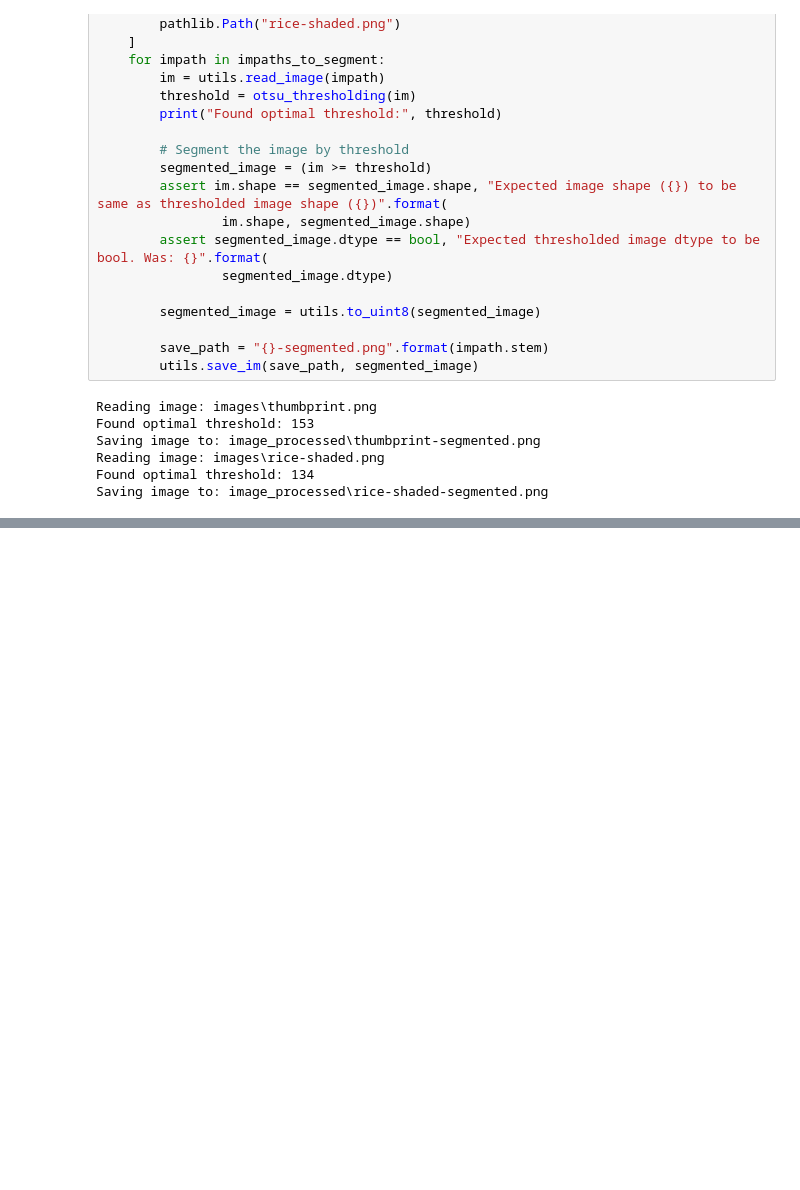
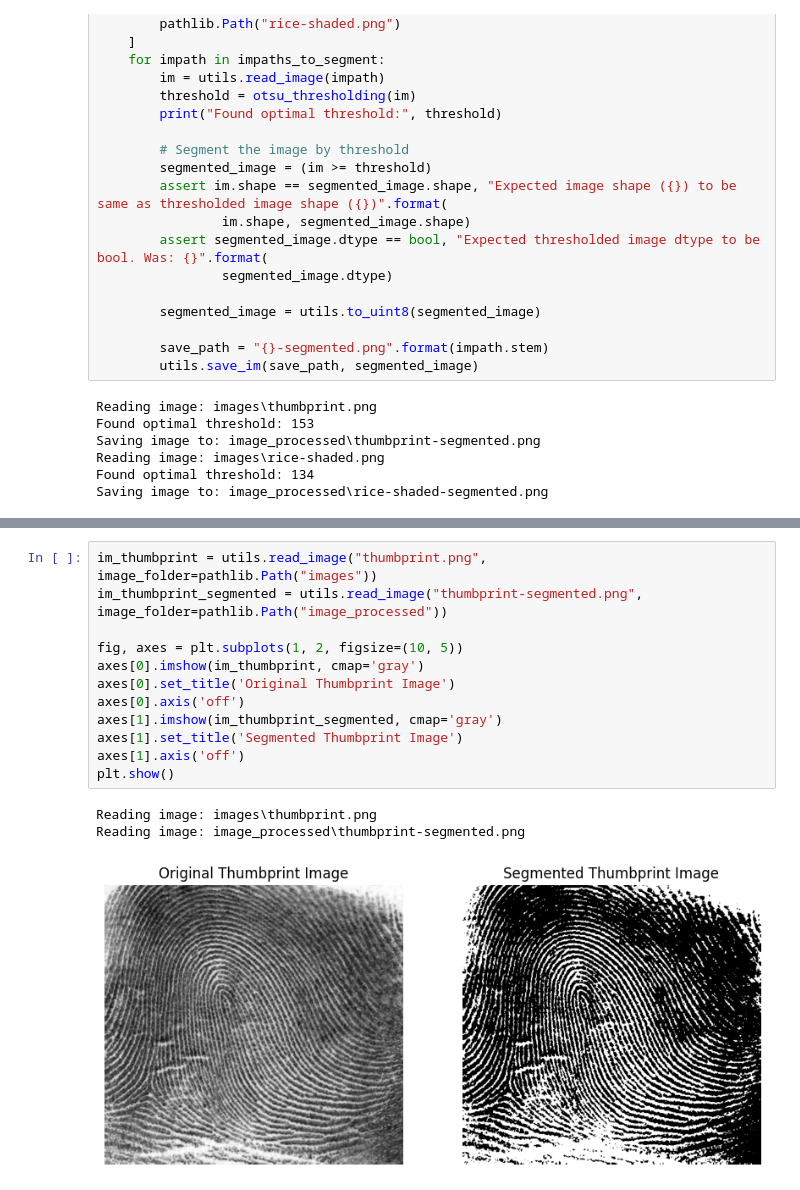
Before and after one commit to jonasgramel/University, a Jupyter notebook: Image_processing/Assignment_3/otsu_thresholding.ipynb, the cells around one changed output, grey strips where cells are left out. Cells and saved outputs as stored; diff of their text form; blank space fills up the shorter version.

```diff
--- a/Image_processing/Assignment_3/otsu_thresholding.ipynb
+++ b/Image_processing/Assignment_3/otsu_thresholding.ipynb
@@ -70,0 +87,16 @@ Saving image to: image_processed\rice-shaded-segmented.png
+# %%
+im_thumbprint = utils.read_image("thumbprint.png", image_folder=pathlib.Path("images"))
+im_thumbprint_segmented = utils.read_image("thumbprint-segmented.png", image_folder=pathlib.Path("image_processed"))
+
+fig, axes = plt.subplots(1, 2, figsize=(10, 5))
+axes[0].imshow(im_thumbprint, cmap='gray')
+axes[0].set_title('Original Thumbprint Image')
+axes[0].axis('off')
+axes[1].imshow(im_thumbprint_segmented, cmap='gray')
+axes[1].set_title('Segmented Thumbprint Image')
+axes[1].axis('off')
+plt.show()
+# %% [output]
+Reading image: images\thumbprint.png
+Reading image: image_processed\thumbprint-segmented.png
+[figure, added]
```
Also changed, not shown: parts of 1 cell of this notebook, 7 other files.
